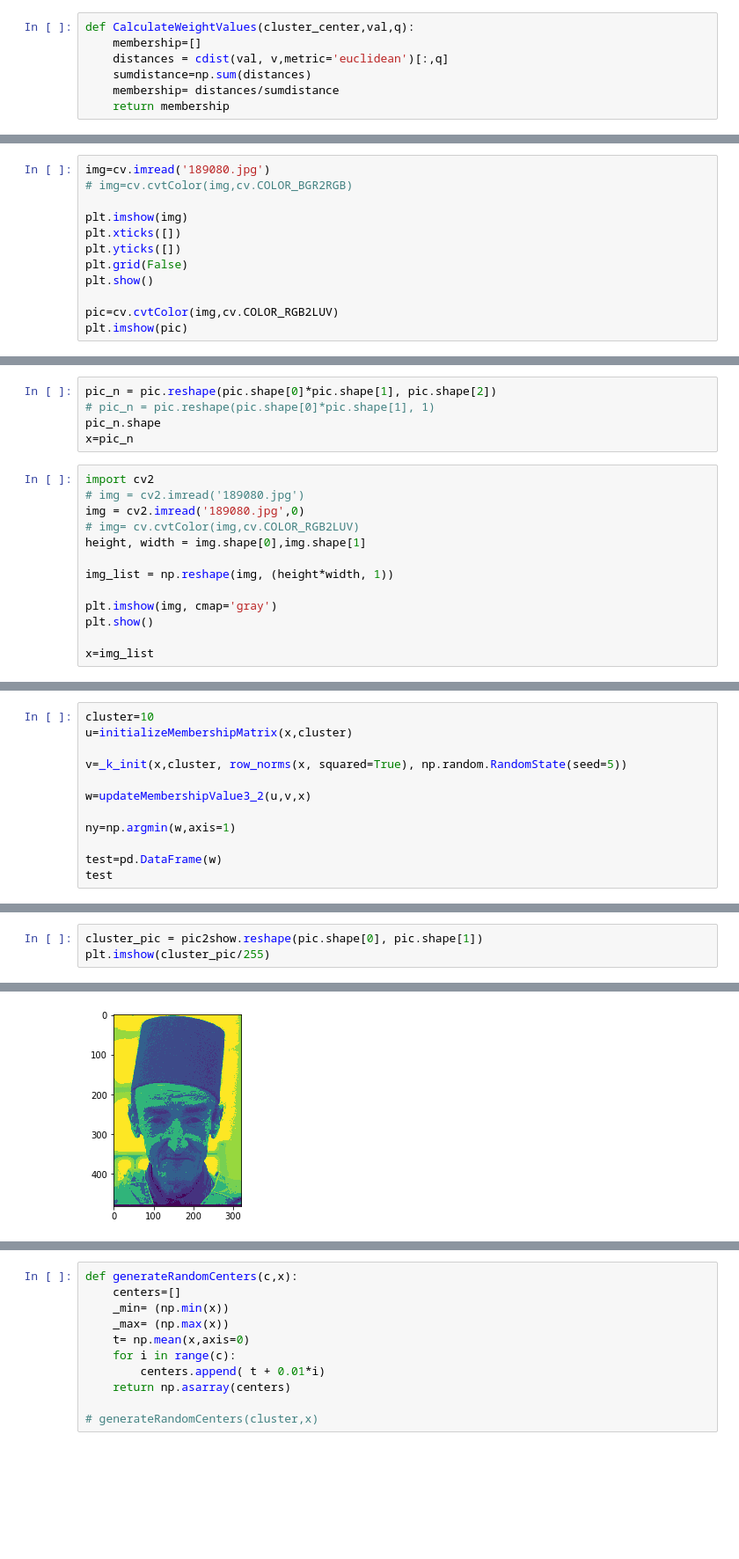
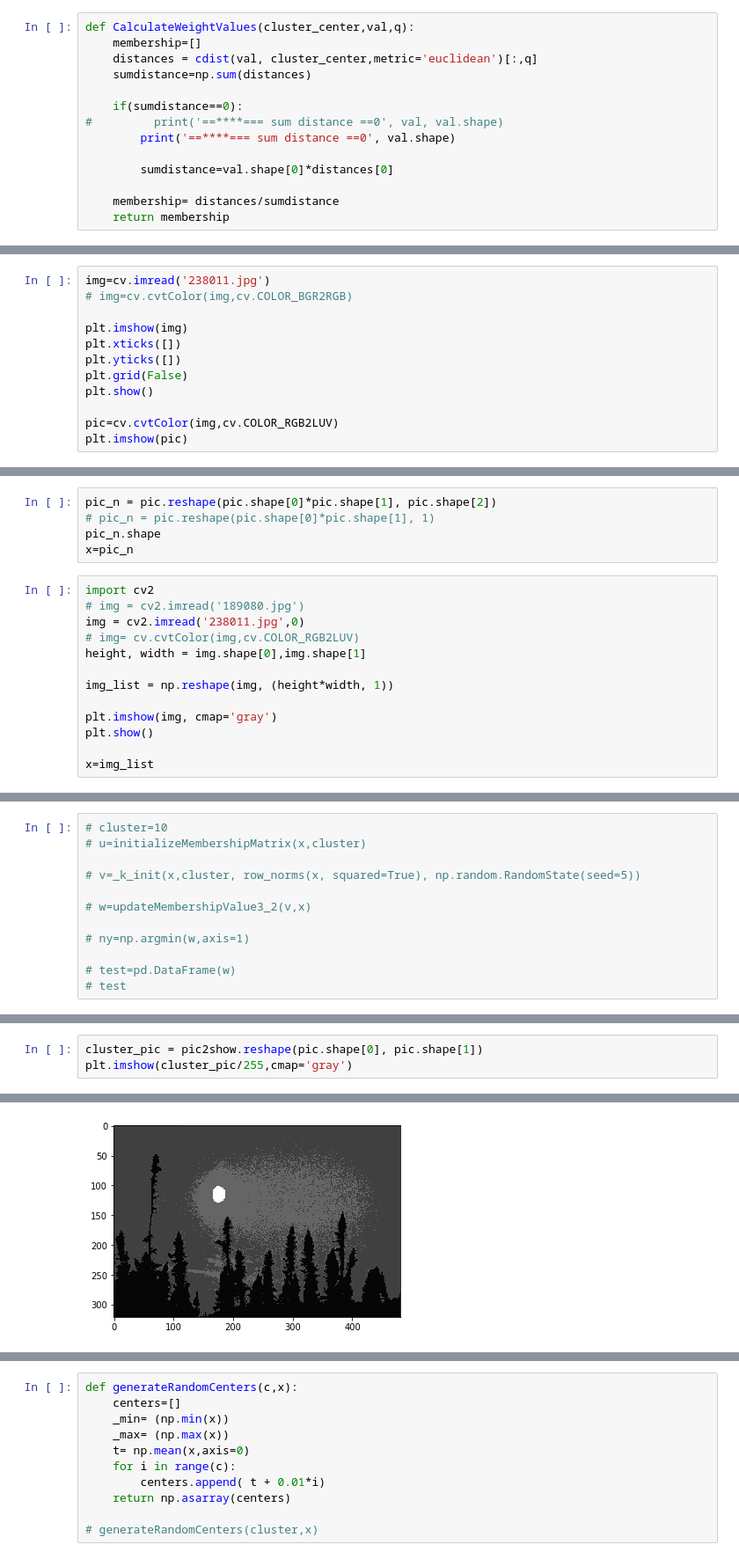
Before and after one commit to henockmamo54/POCS_CLUSTERING, a Jupyter notebook: Experiments/Image Segmentation exp/secondRound/heni pocs.ipynb, the cells around one changed output, grey strips where cells are left out. Shown at 88% size. Cells and saved outputs as stored; diff of their text form; blank space fills up the shorter version.

Commit message:
membership update function modified

```diff
--- a/Experiments/Image Segmentation exp/secondRound/heni pocs.ipynb
+++ b/Experiments/Image Segmentation exp/secondRound/heni pocs.ipynb
@@ -31,8 +31,15 @@ def updateMembershipValue3_2(u, v,val):
 # %%
 def CalculateWeightValues(cluster_center,val,q):
     membership=[]
-    distances = cdist(val, v,metric='euclidean')[:,q]
+    distances = cdist(val, cluster_center,metric='euclidean')[:,q]
     sumdistance=np.sum(distances)
+
+    if(sumdistance==0):
+#         print('==****=== sum distance ==0', val, val.shape)
+        print('==****=== sum distance ==0', val.shape)
+
+        sumdistance=val.shape[0]*distances[0]
+
     membership= distances/sumdistance
     return membership
 # %%
@@ -135,7 +142,7 @@ def _k_init(X, n_clusters, x_squared_norms, random_state, n_local_trials=None):
 
     return centers
 # %%
-img=cv.imread('189080.jpg')
+img=cv.imread('238011.jpg')
 # img=cv.cvtColor(img,cv.COLOR_BGR2RGB)
 
 plt.imshow(img)
@@ -158,7 +165,7 @@ x=pic_n
 # %%
 import cv2
 # img = cv2.imread('189080.jpg')
-img = cv2.imread('189080.jpg',0)
+img = cv2.imread('238011.jpg',0)
 # img= cv.cvtColor(img,cv.COLOR_RGB2LUV)
 height, width = img.shape[0],img.shape[1]
 
@@ -173,12 +180,12 @@ x=img_list
 # %%
-cluster=10
-u=initializeMembershipMatrix(x,cluster)
+# cluster=10
+# u=initializeMembershipMatrix(x,cluster)
 
-v=_k_init(x,cluster, row_norms(x, squared=True), np.random.RandomState(seed=5))
+# v=_k_init(x,cluster, row_norms(x, squared=True), np.random.RandomState(seed=5))
 
-w=updateMembershipValue3_2(u,v,x)
+# w=updateMembershipValue3_2(v,x)
 
-ny=np.argmin(w,axis=1)
+# ny=np.argmin(w,axis=1)
 
-test=pd.DataFrame(w)
-test
+# test=pd.DataFrame(w)
+# test
@@ -343,9 +263,9 @@ for cluster in clusterssize:
 # %%
 cluster_pic = pic2show.reshape(pic.shape[0], pic.shape[1])
-plt.imshow(cluster_pic/255)
+plt.imshow(cluster_pic/255,cmap='gray')
 # %% [output]
 <matplotlib.image.AxesImage at 0x...>
-[figure, old version]
+[figure, new version]
 # %%
 plt.plot(clusterssize,oooo)
 # %% [output]
```
Also changed, not shown: parts of 19 cells of this notebook, 1 other file.
